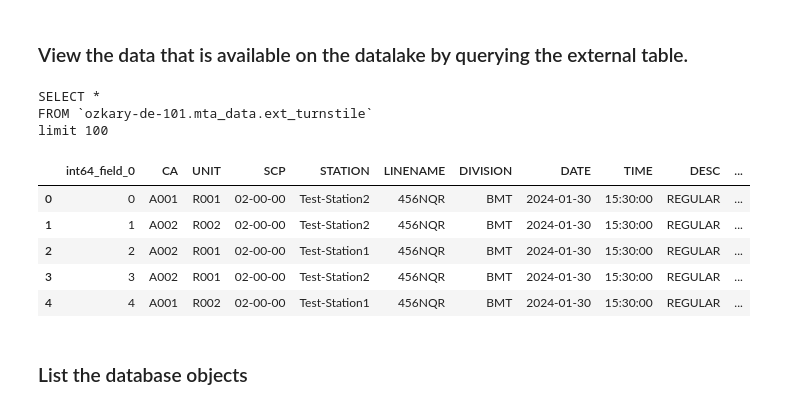
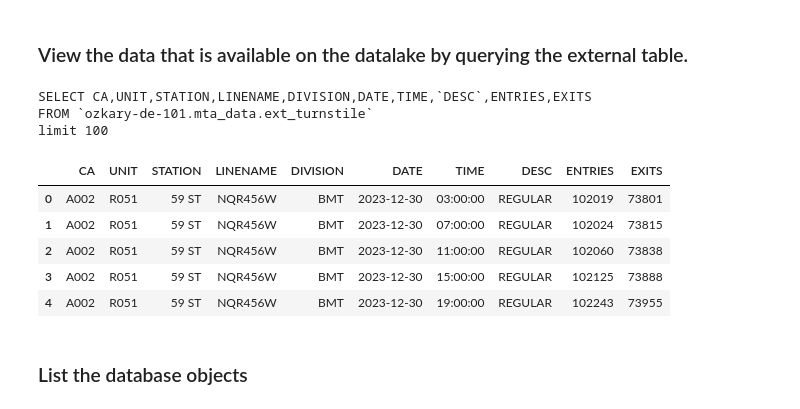
Before and after one commit to ozkary/data-engineering-mta-turnstile, a Jupyter notebook: Step4-Data-Warehouse/bigquery.ipynb, the cells around one changed output. Cells and saved outputs as stored; diff of their text form; code cells hidden in the pictures.

```diff
--- a/Step4-Data-Warehouse/bigquery.ipynb
+++ b/Step4-Data-Warehouse/bigquery.ipynb
@@ -1,11 +1,12 @@
 # %% [markdown]
 # Jupyter Notebook for BigQuery
 # %%
+import os
 import google.cloud.bigquery
 import pandas as pd
 
 # define the project and database
-PROJECT = 'ozkary-de-101'
+PROJECT = os.getenv('GOOGLE_PROJECT_NAME')
 DATASET = 'mta_data'
 # %% [markdown]
 ### Set the API client and project information
@@ -21,26 +24,26 @@ def run_query(sql):
 # %% [markdown]
 ### View the data that is available on the datalake by querying the external table.
 # %%
-# list the records from the external table
+# list the records from the external table (from the data lake)
 sql = """
-SELECT *
+SELECT CA,UNIT,STATION,LINENAME,DIVISION,DATE,TIME,`DESC`,ENTRIES,EXITS
 FROM `{}.{}.ext_turnstile`
 limit 100
 """.format(PROJECT, DATASET)
 # query the data using the client reference
 df = run_query(sql)
 print(sql)
 df.head(5)
 # %% [output]
-SELECT *
+SELECT CA,UNIT,STATION,LINENAME,DIVISION,DATE,TIME,`DESC`,ENTRIES,EXITS
 FROM `ozkary-de-101.mta_data.ext_turnstile`
 limit 100
-|  | int64_field_0 | CA | UNIT | SCP | STATION | LINENAME | DIVISION | DATE | TIME | DESC | ... |
-| 0 | 0 | A001 | R001 | 02-00-00 | Test-Station2 | 456NQR | BMT | 2024-01-30 | 15:30:00 | REGULAR | ... |
-| 1 | 1 | A002 | R002 | 02-00-00 | Test-Station2 | 456NQR | BMT | 2024-01-30 | 15:30:00 | REGULAR | ... |
-| 2 | 2 | A002 | R001 | 02-00-00 | Test-Station1 | 456NQR | BMT | 2024-01-30 | 15:30:00 | REGULAR | ... |
-| 3 | 3 | A002 | R001 | 02-00-00 | Test-Station2 | 456NQR | BMT | 2024-01-30 | 15:30:00 | REGULAR | ... |
-| 4 | 4 | A001 | R002 | 02-00-00 | Test-Station1 | 456NQR | BMT | 2024-01-30 | 15:30:00 | REGULAR | ... |
+|  | CA | UNIT | STATION | LINENAME | DIVISION | DATE | TIME | DESC | ENTRIES | EXITS |
+| 0 | A002 | R051 | 59 ST | NQR456W | BMT | 2023-12-30 | 03:00:00 | REGULAR | 102019 | 73801 |
+| 1 | A002 | R051 | 59 ST | NQR456W | BMT | 2023-12-30 | 07:00:00 | REGULAR | 102024 | 73815 |
+| 2 | A002 | R051 | 59 ST | NQR456W | BMT | 2023-12-30 | 11:00:00 | REGULAR | 102060 | 73838 |
+| 3 | A002 | R051 | 59 ST | NQR456W | BMT | 2023-12-30 | 15:00:00 | REGULAR | 102125 | 73888 |
+| 4 | A002 | R051 | 59 ST | NQR456W | BMT | 2023-12-30 | 19:00:00 | REGULAR | 102243 | 73955 |
 # %% [markdown]
 ### List the database objects
 # %%
```
Also changed, not shown: parts of 6 cells of this notebook, 3 other files.
